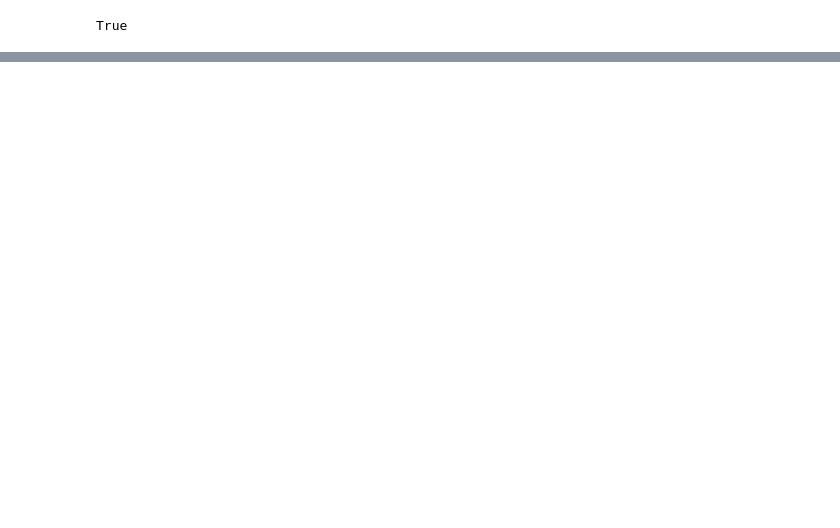
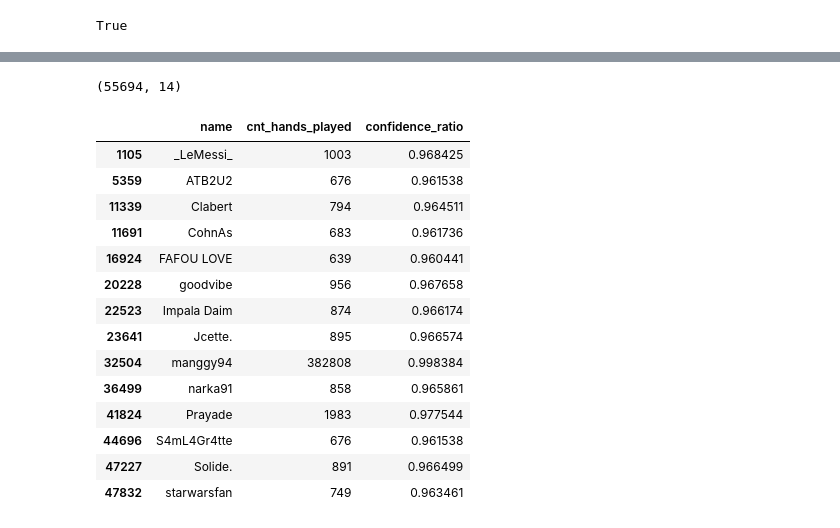
Before and after one commit to Manggy94/PokerDataAnalytics, a Jupyter notebook: notebooks/explore_players_stats.ipynb, the cells around one changed output, grey strips where cells are left out. Drawn from its saved outputs; the diff is of its cells as text; code cells hidden in the pictures; blank space fills up the shorter version.

```diff
--- a/notebooks/explore_players_stats.ipynb
+++ b/notebooks/explore_players_stats.ipynb
@@ -24,3 +25,26 @@ player_stats.head()
+# %%
+player_general_stats = data_loader.load_general_player_stats()
+player_general_stats.shape
+# %% [output]
+(55694, 14)
+# %%
+player_general_stats[player_general_stats.cnt_hands_played >= 625][["name", "cnt_hands_played", "confidence_ratio"]]
+# %% [output]
+|  | name | cnt_hands_played | confidence_ratio |
+| 1105 | _LeMessi_ | 1003 | 0.968425 |
+| 5359 | ATB2U2 | 676 | 0.961538 |
+| 11339 | Clabert | 794 | 0.964511 |
+| 11691 | CohnAs | 683 | 0.961736 |
+| 16924 | FAFOU LOVE | 639 | 0.960441 |
+| 20228 | goodvibe | 956 | 0.967658 |
+| 22523 | Impala Daim | 874 | 0.966174 |
+| 23641 | Jcette. | 895 | 0.966574 |
+| 32504 | manggy94 | 382808 | 0.998384 |
+| 36499 | narka91 | 858 | 0.965861 |
+| 41824 | Prayade | 1983 | 0.977544 |
+| 44696 | S4mL4Gr4tte | 676 | 0.961538 |
+| 47227 | Solide. | 891 | 0.966499 |
+| 47832 | starwarsfan | 749 | 0.963461 |
 # %%
 preflop_player_stats = data_loader.load_preflop_player_stats()
 preflop_player_stats.shape
```
Also changed, not shown: parts of 7 cells of this notebook, 8 other files.
